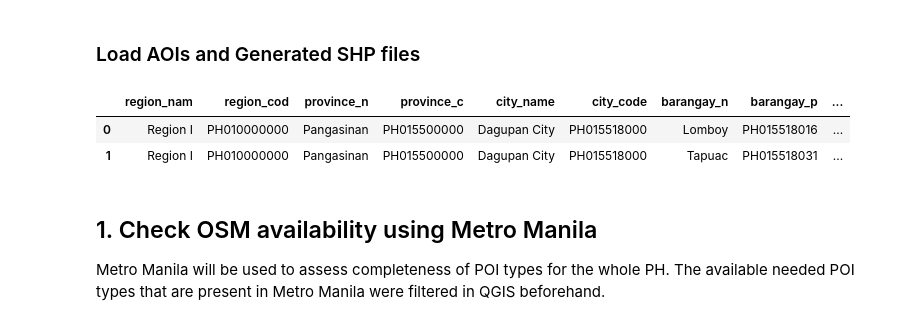
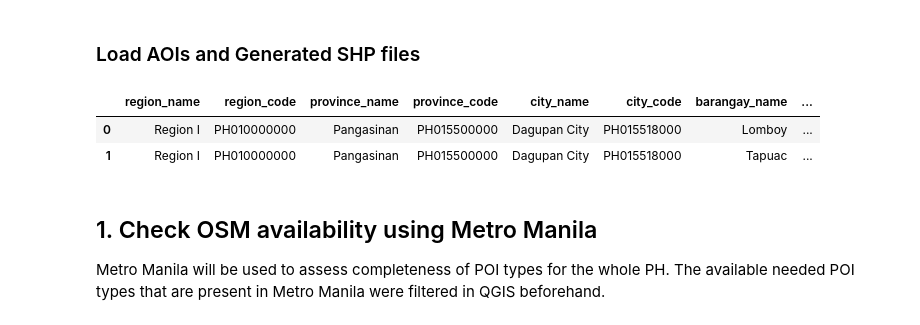
Before and after one commit to thinkingmachines/project-cchain, a Jupyter notebook: notebooks/tm/osm/02-assess-osm-2022.ipynb, the cells around one changed output. Cells and saved outputs as stored; diff of their text form; code cells hidden in the pictures.

```diff
--- a/notebooks/tm/osm/02-assess-osm-2022.ipynb
+++ b/notebooks/tm/osm/02-assess-osm-2022.ipynb
@@ -88,11 +81,11 @@ len(POI_TYPES_NEEDED)
 ### Load AOIs and Generated SHP files
 # %%
 # Load the administrative boundaries for the 12 cities
-admin_bounds_gdf = gpd.read_file(ADMIN_FPATH / "renamed_target_admin_bounds.shp")
+admin_bounds_gdf = gpd.read_file(ADMIN_FPATH / "renamed_target_admin_bounds.gpkg")
 admin_bounds_gdf.head(2)
 # %% [output]
-|  | region_nam | region_cod | province_n | province_c | city_name | city_code | barangay_n | barangay_p | ... |
-| 0 | Region I | PH010000000 | Pangasinan | PH015500000 | Dagupan City | PH015518000 | Lomboy | PH015518016 | ... |
-| 1 | Region I | PH010000000 | Pangasinan | PH015500000 | Dagupan City | PH015518000 | Tapuac | PH015518031 | ... |
+|  | region_name | region_code | province_name | province_code | city_name | city_code | barangay_name | ... |
+| 0 | Region I | PH010000000 | Pangasinan | PH015500000 | Dagupan City | PH015518000 | Lomboy | ... |
+| 1 | Region I | PH010000000 | Pangasinan | PH015500000 | Dagupan City | PH015518000 | Tapuac | ... |
 # %%
 # Load generated osm poi features for 2022
```
Also changed, not shown: parts of 18 cells of this notebook, 1 other file.
